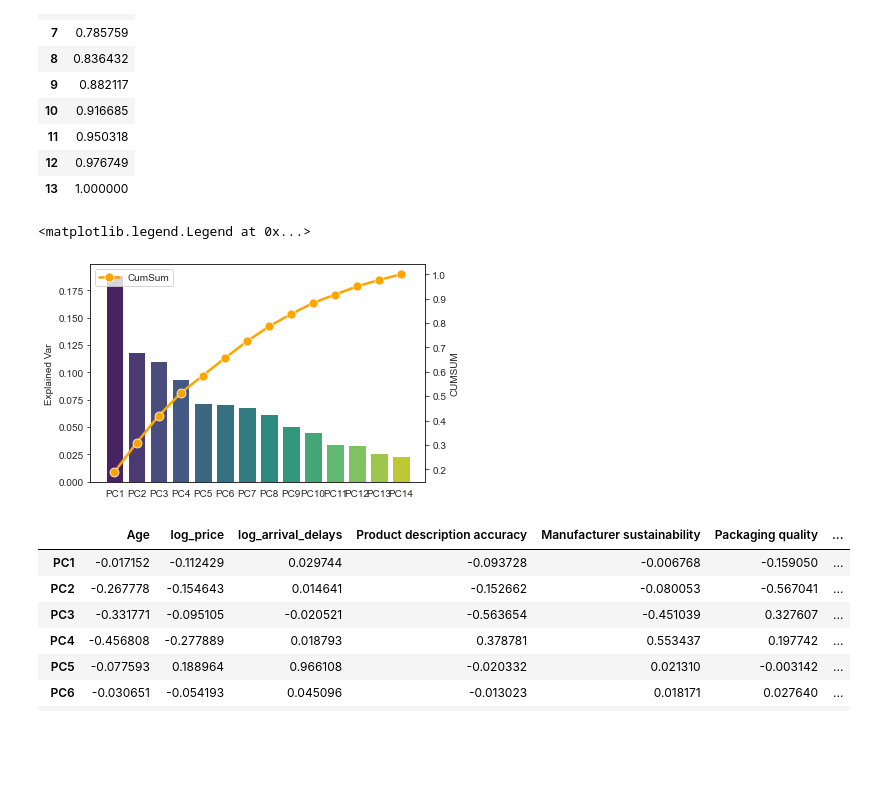
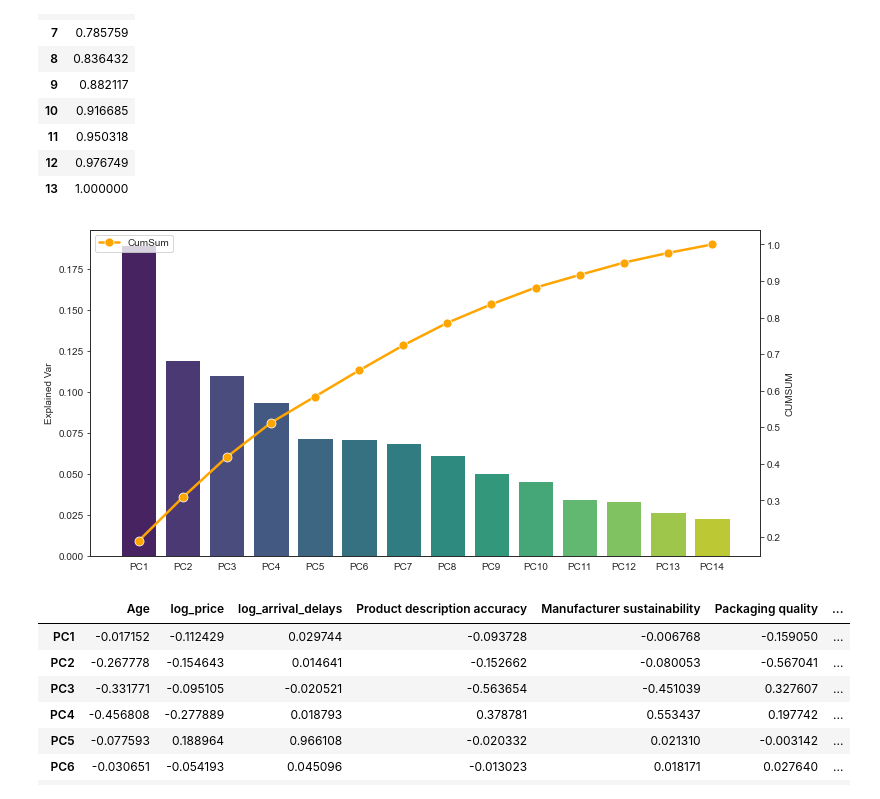
Before and after one commit to FedericoCantarelli/Customer-Satisfaction-Yojo, a Jupyter notebook: notebooks/2.1-fc-PCA.ipynb, the cells around one changed output. Cells and saved outputs as stored; diff of their text form; code cells hidden in the pictures; blank space fills up the shorter version.

```diff
--- a/notebooks/2.1-fc-PCA.ipynb
+++ b/notebooks/2.1-fc-PCA.ipynb
@@ -82,14 +82,16 @@ cum_explained_var
 | 13 | 1.000000 |
 # %%
 sns.set_style('white')
+fig = plt.figure(1, figsize=(12,6))
 ax = sns.barplot(data=explained_var, palette = 'viridis')
 ax.set_ylabel('Explained Var')
 ax2 = plt.twinx()
 sns.lineplot(x = cum_explained_var.index, y = 'CUMSUM', data = cum_explained_var, ax = ax2, color = 'orange', marker = 'o', markersize = 9, linewidth = 2.5, label = 'CumSum');
 plt.legend()
+plt.savefig('../reports/figures/cumsum.png', bbox_inches = 'tight')
+plt.show()
 # %% [output]
-<matplotlib.legend.Legend at 0x...>
-[figure, old version]
+[figure, new version]
 # %%
 pd.DataFrame(pca.components_,index=['PC1','PC2','PC3','PC4','PC5','PC6', 'PC7', 'PC8', 'PC9', 'PC10', 'PC11', 'PC12', 'PC13', 'PC14'],columns=df.iloc[:,:-1].columns)
 # %% [output]
```
Also changed, not shown: 32 other files.
